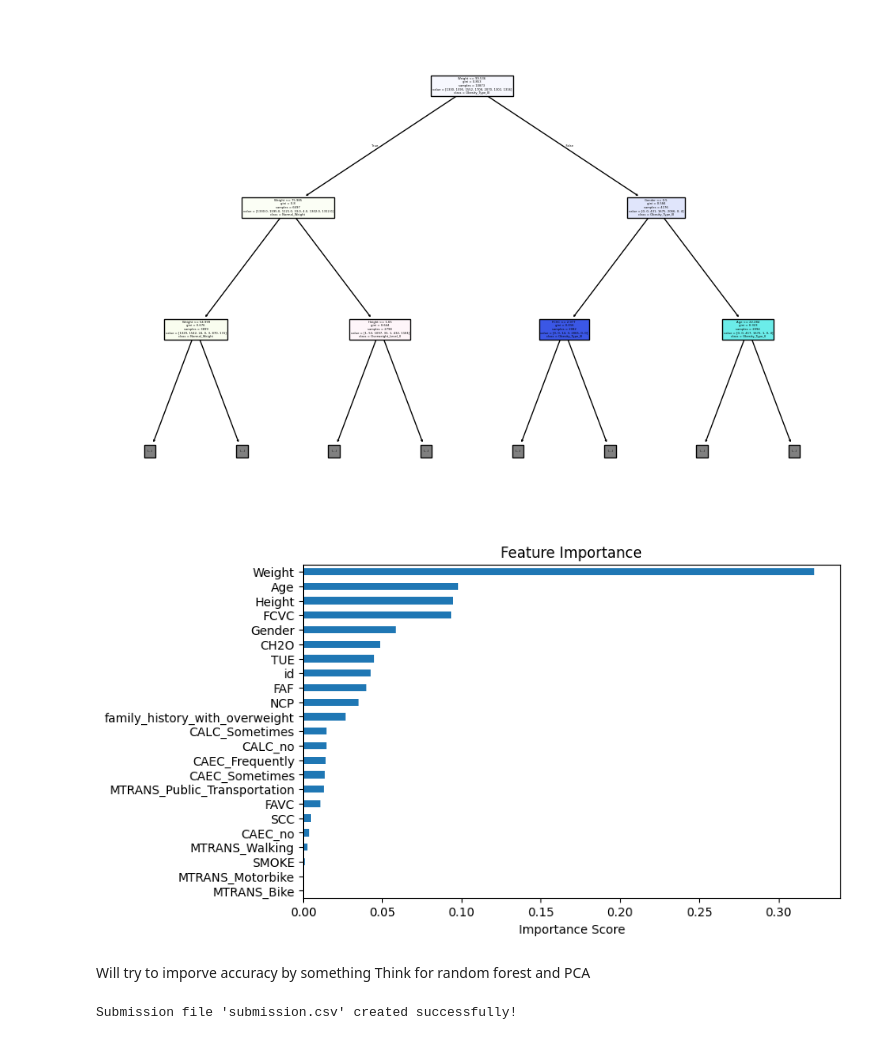
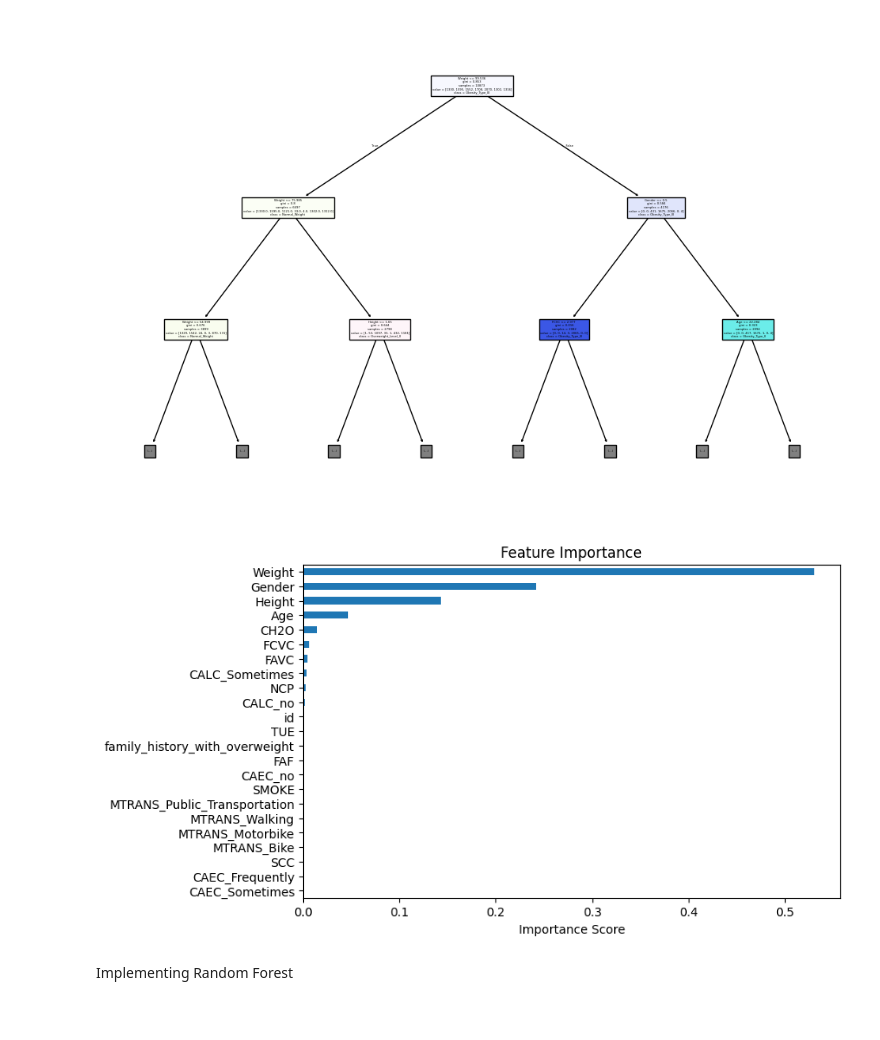
Before and after one commit to siddheshabhang/Obesity-Risk-Classifier, a Jupyter notebook: ML_Project.ipynb, the cells around one changed output. Saved outputs shown, nothing was run; the diff lists cells and outputs as text; code cells hidden in the pictures.

```diff
--- a/ML_Project.ipynb
+++ b/ML_Project.ipynb
@@ -228,11 +225,11 @@ Feature Scaling
 # %%
 df_copy = df.copy()
 # %%
-#Min_Max Normalisation
-from sklearn.preprocessing import StandardScaler, MinMaxScaler
-scaler = MinMaxScaler()
-display(df.head())
-df_copy = df.copy()
+# #Min_Max Normalisation
+# from sklearn.preprocessing import StandardScaler, MinMaxScaler
+# scaler = MinMaxScaler()
+# display(df.head())
+# df_copy = df.copy()
 
 # df_copy['Age'] = scaler.fit_transform(df[['Age']])
 # df_copy['Height'] = scaler.fit_transform(df[['Height']])
@@ -322,0 +290,4 @@ X_train, X_test, y_train, y_test = train_test_split(X, y, test_size=0.3, random_
+# %%
+from sklearn import tree
+model = tree.DecisionTreeClassifier(max_depth = 7)
+model.fit(X_train, y_train)
@@ -323,7 +296,4 @@ X_train, X_test, y_train, y_test = train_test_split(X, y, test_size=0.3, random_
 # %%
-from sklearn.ensemble import RandomForestClassifier
-rf = RandomForestClassifier()
-rf.fit(X_train, y_train)
-y_pred = rf.predict(X_test)
+y_pred = model.predict(X_test)
 print("Accuracy:", accuracy_score(y_test, y_pred))
 # %% [output]
@@ -381,38 +310,17 @@ plt.show()
 # %%
 #Checking feature importances using decision tree
 import matplotlib.pyplot as plt
-importances = rf.feature_importances_
+importances = model.feature_importances_
 
 feature_names = X_train.columns
 
 feat_importance = pd.Series(importances, index=feature_names)
 
 feat_importance.sort_values().plot(kind='barh', figsize=(8, 5))
 plt.title('Feature Importance')
 plt.xlabel('Importance Score')
 plt.show()
 # %% [output]
-[figure, old version]
+[figure, new version]
-# %% [markdown]
-Will try to imporve accuracy by something
-Think for random forest and PCA
-# %%
-categorical_cols = test_df.select_dtypes(include=['object']).columns
-test_df_processed = pd.get_dummies(test_df, columns=categorical_cols, drop_first=True)
-test_df_processed = test_df_processed.reindex(columns=X.columns, fill_value=0)
-
-
-predictions = model.predict(test_df_processed)
-# Create a new DataFrame for the submission
-submission_df = pd.DataFrame({
-    'id': test_ids,
-    'WeightCategory': predictions
-})
-
-
-submission_df.to_csv('submission.csv', index=False)
-
-
-print("Submission file 'submission.csv' created successfully!")
-# %% [output]
-Submission file 'submission.csv' created successfully!
+# %% [markdown]
+Implementing Random Forest
```
Also changed, not shown: parts of 7 cells of this notebook.
